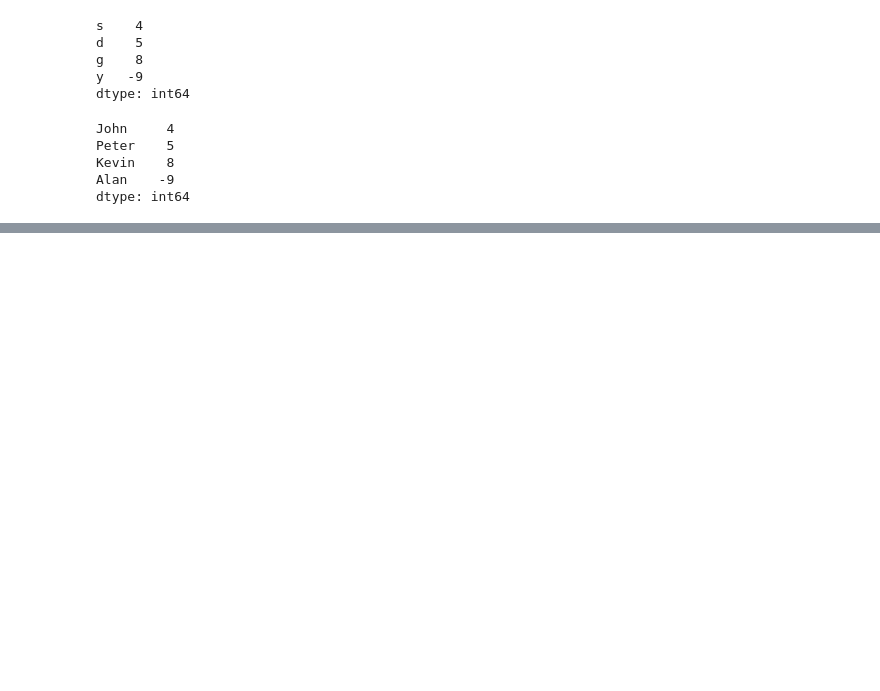
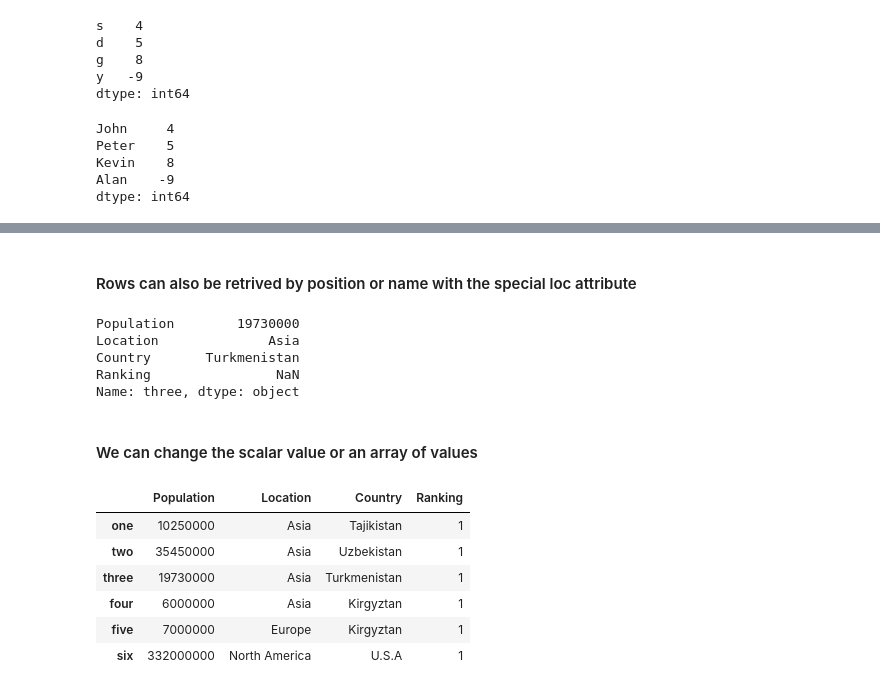
Before and after one commit to ahrorhaidarov/Data-Analysis, a Jupyter notebook: pandas/pandas.ipynb, the cells around one changed output, grey strips where cells are left out. Cells and saved outputs as stored; diff of their text form; code cells hidden in the pictures; blank space fills up the shorter version.

```diff
--- a/pandas/pandas.ipynb
+++ b/pandas/pandas.ipynb
@@ -217,0 +297,23 @@ dtype: int64
+# %% [markdown]
+#### Rows can also be retrived by position or name with the special loc attribute
+# %%
+df2.loc['three']
+# %% [output]
+Population        19730000
+Location              Asia
+Country       Turkmenistan
+Ranking                NaN
+Name: three, dtype: object
+# %% [markdown]
+#### We can change the scalar value or an array of values
+# %%
+df2['Ranking'] = 1
+df2
+# %% [output]
+|  | Population | Location | Country | Ranking |
+| one | 10250000 | Asia | Tajikistan | 1 |
+| two | 35450000 | Asia | Uzbekistan | 1 |
+| three | 19730000 | Asia | Turkmenistan | 1 |
+| four | 6000000 | Asia | Kirgyztan | 1 |
+| five | 7000000 | Europe | Kirgyztan | 1 |
+| six | 332000000 | North America | U.S.A | 1 |
```
Also changed, not shown: parts of 23 cells of this notebook.
